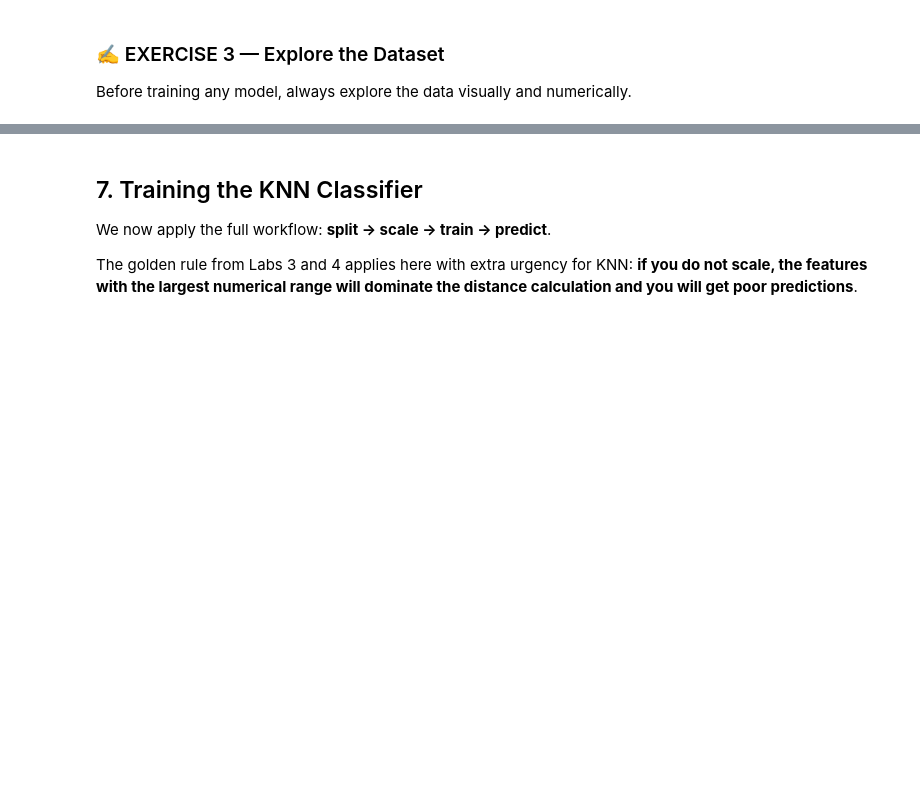
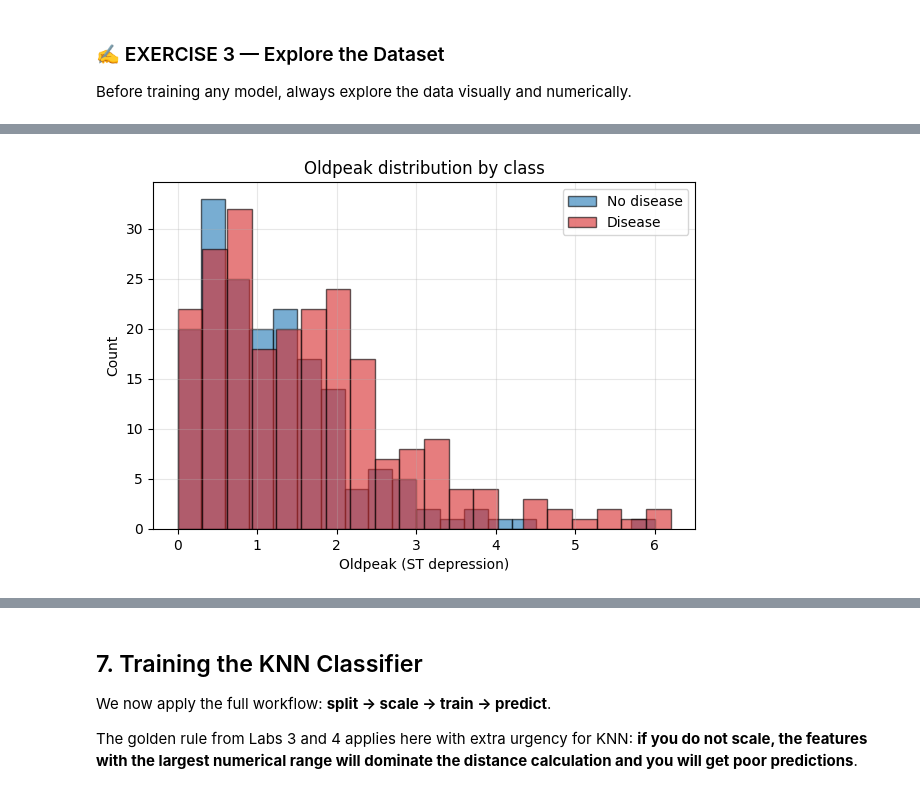
Before and after one commit to Kartikiscalm/IML-LAB-, a Jupyter notebook: Lab5_KNN.ipynb, the cells around one changed output, grey strips where cells are left out. Saved outputs shown, nothing was run; the diff lists cells and outputs as text; code cells hidden in the pictures; blank space fills up the shorter version.

```diff
--- a/Lab5_KNN.ipynb
+++ b/Lab5_KNN.ipynb
@@ -540,3 +659,24 @@ Before training any model, always explore the data visually and numerically.
+# %%
+for cls, label, colour in [
+    (0, "No disease", "tab:blue"),
+    (1, "Disease", "tab:red")
+]:
+    plt.hist(
+        heart_df[heart_df["heart_disease"] == cls]["oldpeak"],
+        bins=20,
+        alpha=0.6,
+        label=label,
+        color=colour,
+        edgecolor="k"
+    )
+
+plt.xlabel("Oldpeak (ST depression)")
+plt.ylabel("Count")
+plt.title("Oldpeak distribution by class")
+plt.legend()
+plt.show()
+# %% [output]
+[figure, added]
 # %% [markdown]
 ### 🧠 Question 6.1 — Data exploration
 
```
Also changed, not shown: parts of 10 cells of this notebook.
